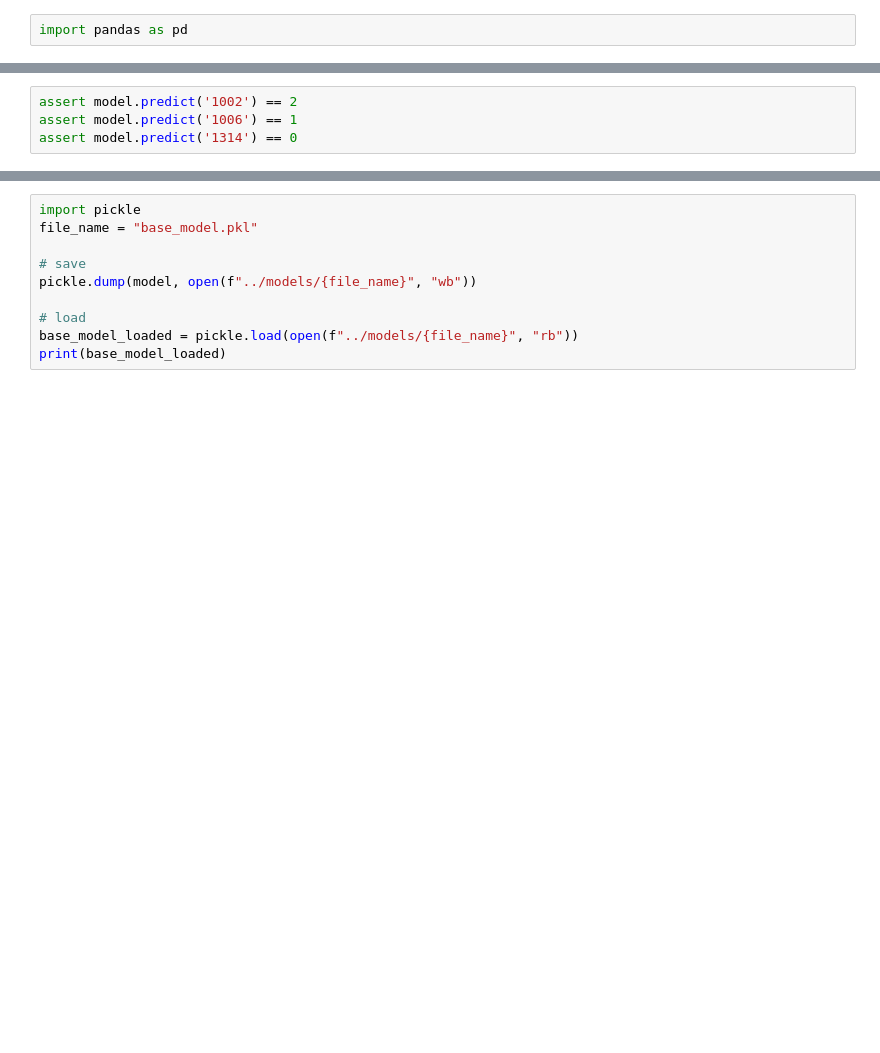
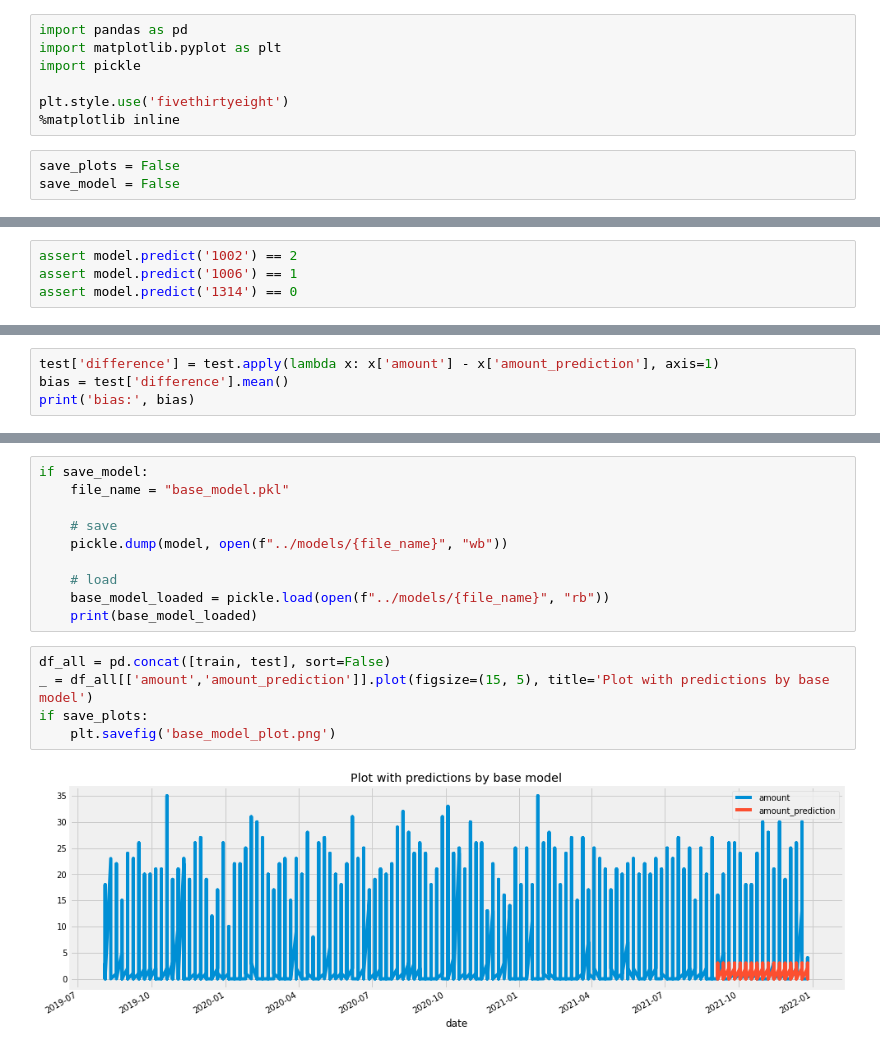
Before and after one commit to vladkyr/ium-21z, a Jupyter notebook: notebooks/base_model.ipynb, the cells around one changed output, grey strips where cells are left out. Drawn from its saved outputs; the diff is of its cells as text; blank space fills up the shorter version.

```diff
--- a/notebooks/base_model.ipynb
+++ b/notebooks/base_model.ipynb
@@ -5,6 +5,14 @@ It is created by calculating average number of items sold per week for each prod
 Model takes product_id and week for which to make a prediction as an input and returns prediction (average calculated from train set).
 # %%
 import pandas as pd
+import matplotlib.pyplot as plt
+import pickle
+
+plt.style.use('fivethirtyeight')
+%matplotlib inline
+# %%
+save_plots = False
+save_model = False
 # %%
 sessions = pd.read_json("../data/raw/second/sessions.jsonl", lines=True)
 # bierzemy pod uwagę tylko te sesje, które zakończły się zakupem
@@ -42,0 +90,4 @@ test
+# %%
+test['difference'] = test.apply(lambda x: x['amount'] - x['amount_prediction'], axis=1)
+bias = test['difference'].mean()
+print('bias:', bias)
@@ -48,10 +118,17 @@ rmse
 # %%
-import pickle
-file_name = "base_model.pkl"
+if save_model:
+    file_name = "base_model.pkl"
 
-# save
-pickle.dump(model, open(f"../models/{file_name}", "wb"))
+    # save
+    pickle.dump(model, open(f"../models/{file_name}", "wb"))
 
-# load
-base_model_loaded = pickle.load(open(f"../models/{file_name}", "rb"))
-print(base_model_loaded)
+    # load
+    base_model_loaded = pickle.load(open(f"../models/{file_name}", "rb"))
+    print(base_model_loaded)
+# %%
+df_all = pd.concat([train, test], sort=False)
+_ = df_all[['amount','amount_prediction']].plot(figsize=(15, 5), title='Plot with predictions by base model')
+if save_plots:
+    plt.savefig('base_model_plot.png')
+# %% [output]
+[figure, added]
```
Also changed, not shown: parts of 8 cells of this notebook, 5 other files.
